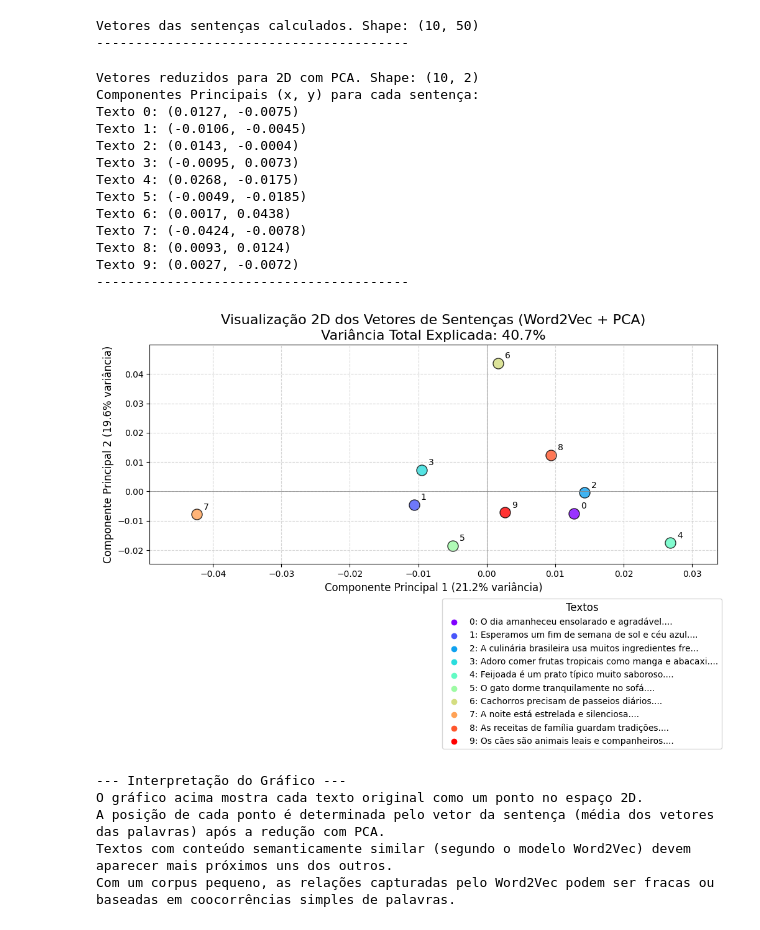
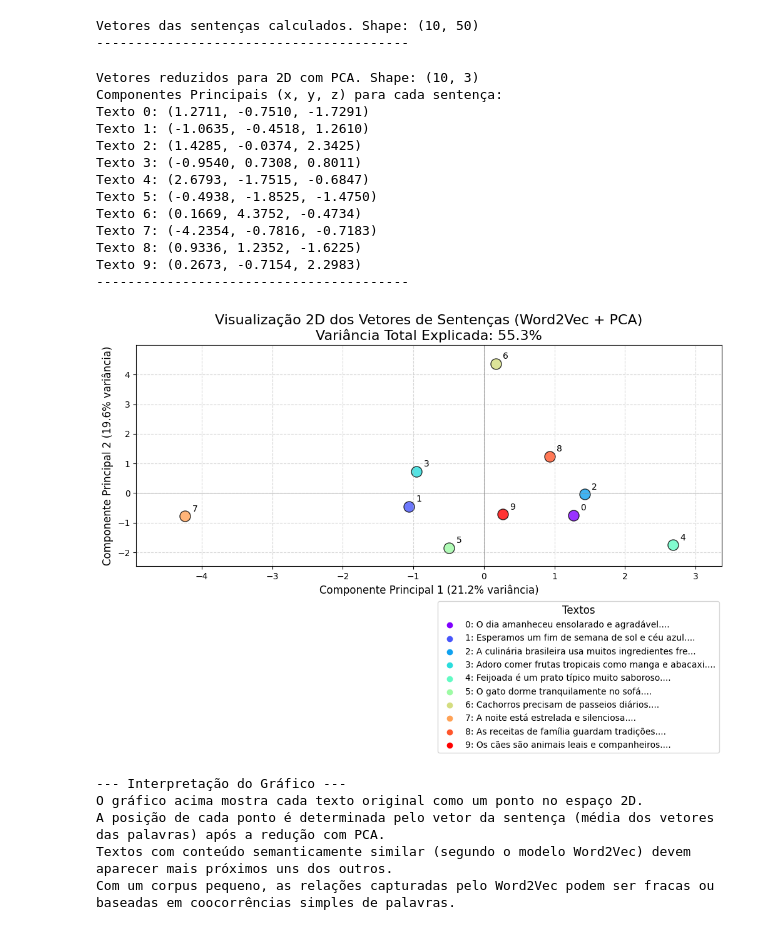
Before and after one commit to Equipe16-IAA/IAA015, a Jupyter notebook: Comparação modelos vetoriais.ipynb, the cells around one changed output. Saved outputs shown, nothing was run; the diff lists cells and outputs as text; code cells hidden in the pictures.

```diff
--- a/Comparação modelos vetoriais.ipynb
+++ b/Comparação modelos vetoriais.ipynb
@@ -215,27 +217,30 @@ Vetores das sentenças calculados. Shape: (10, 50)
 # --- 5. Redução de Dimensionalidade com PCA ---
 # Reduzir os vetores de 'vector_dim' dimensões para 2 dimensões para plotagem
 
-pca = PCA(n_components=2, random_state=42) # random_state para reprodutibilidade
+pca = PCA(n_components=3, random_state=42) # random_state para reprodutibilidade
 pca_result = pca.fit_transform(sentence_vectors)
 
 print(f"Vetores reduzidos para 2D com PCA. Shape: {pca_result.shape}")
-print("Componentes Principais (x, y) para cada sentença:")
-for i, (x, y) in enumerate(pca_result):
-    print(f"Texto {i}: ({x:.4f}, {y:.4f})")
+print("Componentes Principais (x, y, z) para cada sentença:")
+
+pca_result = pca_result * 100 #Multiplicado por 100 para melhor visualização nos gráficos.
+
+for i, (x, y, z) in enumerate(pca_result):
+    print(f"Texto {i}: ({x:.4f}, {y:.4f}, {z:.4f})")
 print("-" * 40)
 # %% [output]
-Vetores reduzidos para 2D com PCA. Shape: (10, 2)
-Componentes Principais (x, y) para cada sentença:
-Texto 0: (0.0127, -0.0075)
-Texto 1: (-0.0106, -0.0045)
-Texto 2: (0.0143, -0.0004)
-Texto 3: (-0.0095, 0.0073)
-Texto 4: (0.0268, -0.0175)
-Texto 5: (-0.0049, -0.0185)
-Texto 6: (0.0017, 0.0438)
-Texto 7: (-0.0424, -0.0078)
-Texto 8: (0.0093, 0.0124)
-Texto 9: (0.0027, -0.0072)
+Vetores reduzidos para 2D com PCA. Shape: (10, 3)
+Componentes Principais (x, y, z) para cada sentença:
+Texto 0: (1.2711, -0.7510, -1.7291)
+Texto 1: (-1.0635, -0.4518, 1.2610)
+Texto 2: (1.4285, -0.0374, 2.3425)
+Texto 3: (-0.9540, 0.7308, 0.8011)
+Texto 4: (2.6793, -1.7515, -0.6847)
+Texto 5: (-0.4938, -1.8525, -1.4750)
+Texto 6: (0.1669, 4.3752, -0.4734)
+Texto 7: (-4.2354, -0.7816, -0.7183)
+Texto 8: (0.9336, 1.2352, -1.6225)
+Texto 9: (0.2673, -0.7154, 2.2983)
 ----------------------------------------
 # %%
 # --- 6. Visualização dos Vetores 2D ---
@@ -246,39 +251,39 @@ plt.figure(figsize=(12, 9)) # Ajuste o tamanho conforme necessário
 colors = cm.rainbow(np.linspace(0, 1, len(texts)))
 
 # Plotar cada ponto (vetor 2D da sentença)
-for i, (x, y) in enumerate(pca_result):
+for i, (x, y, z) in enumerate(pca_result):
     plt.scatter(x, y, color=colors[i], s=150, alpha=0.8, edgecolors='k')
     # Adicionar anotação (número do texto) ligeiramente deslocado do ponto
-    plt.text(x + 0.001, y + 0.001, str(i), fontsize=10, ha='left', va='bottom')
+    plt.text(x + 0.1, y + 0.1, str(i), fontsize=10, ha='left', va='bottom')
 
 # Variância explicada
 explained_variance_ratio = pca.explained_variance_ratio_
 total_explained_variance = explained_variance_ratio.sum() * 100
 
 plt.title(f'Visualização 2D dos Vetores de Sentenças (Word2Vec + PCA)\nVariância Total Explicada: {total_explained_variance:.1f}%', fontsize=16)
 plt.xlabel(f'Componente Principal 1 ({explained_variance_ratio[0]*100:.1f}% variância)', fontsize=12)
 plt.ylabel(f'Componente Principal 2 ({explained_variance_ratio[1]*100:.1f}% variância)', fontsize=12)
 plt.grid(True, linestyle='--', alpha=0.5)
 
 legend_handles = [plt.scatter([], [], color=colors[i], label=f'{i}: {texts[i][:50]}...')
                   for i in range(len(texts))]
 plt.legend(handles=legend_handles, loc='center left', bbox_to_anchor=(0.5, -0.5),
            fontsize='medium', title="Textos", title_fontsize='large', borderaxespad=1.)
 
 plt.margins(0.1)
 plt.axhline(0, color='grey', lw=0.5)
 plt.axvline(0, color='grey', lw=0.5)
 
 plt.tight_layout(rect=[0, 0, 0.85, 1])
 plt.show()
 
 print("\n--- Interpretação do Gráfico ---")
 print("O gráfico acima mostra cada texto original como um ponto no espaço 2D.")
 print("A posição de cada ponto é determinada pelo vetor da sentença (média dos vetores das palavras) após a redução com PCA.")
 print("Textos com conteúdo semanticamente similar (segundo o modelo Word2Vec) devem aparecer mais próximos uns dos outros.")
 print("Com um corpus pequeno, as relações capturadas pelo Word2Vec podem ser fracas ou baseadas em coocorrências simples de palavras.")
 # %% [output]
-[figure, old version]
+[figure, new version]
 --- Interpretação do Gráfico ---
 O gráfico acima mostra cada texto original como um ponto no espaço 2D.
 A posição de cada ponto é determinada pelo vetor da sentença (média dos vetores das palavras) após a redução com PCA.
```
Also changed, not shown: parts of 7 cells of this notebook.
